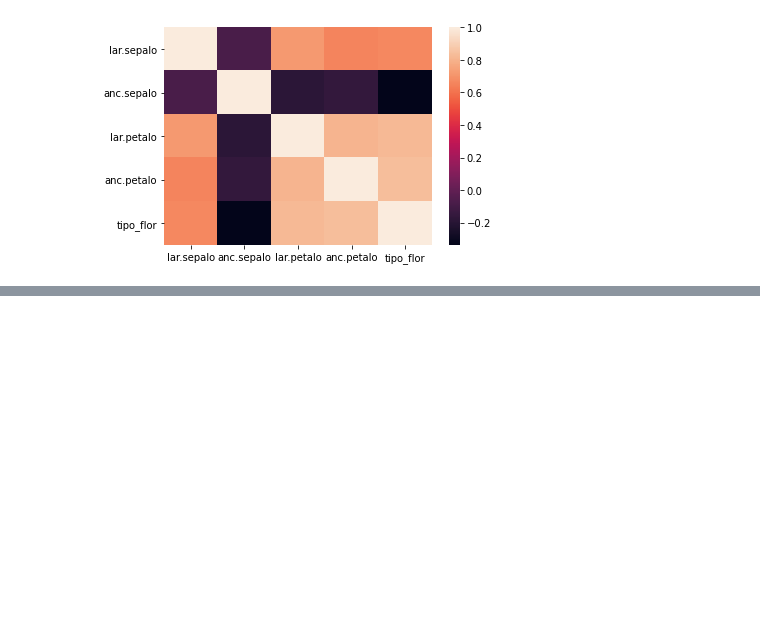
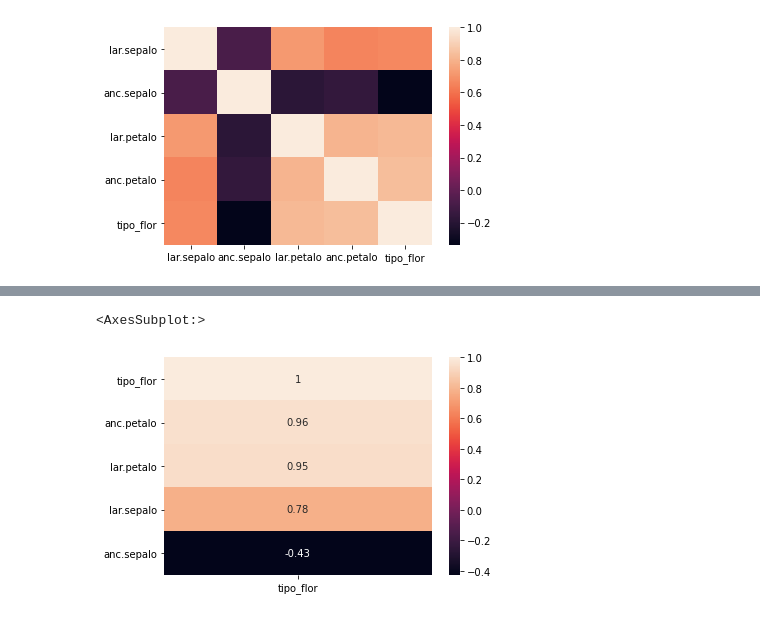
Before and after one commit to chris-mlvz/cursoEstadisticaPython, a Jupyter notebook: 13-Estandarización, covarianza y correlación/estandarizacion-convarianza-correlacion.ipynb, the cells around one changed output, grey strips where cells are left out. Saved outputs shown, nothing was run; the diff lists cells and outputs as text; code cells hidden in the pictures; blank space fills up the shorter version.

```diff
--- a/13-Estandarización, covarianza y correlación/estandarizacion-convarianza-correlacion.ipynb
+++ b/13-Estandarización, covarianza y correlación/estandarizacion-convarianza-correlacion.ipynb
@@ -65,0 +74,6 @@ sns.heatmap(corr, xticklabels = corr.columns, yticklabels = corr.columns)
+# %%
+
+sns.heatmap(df.corr()[['tipo_flor']].sort_values(by=['tipo_flor'], ascending=False), annot=True)
+# %% [output]
+<AxesSubplot:>
+[figure, added]
```
Also changed, not shown: parts of 1 cell of this notebook.
